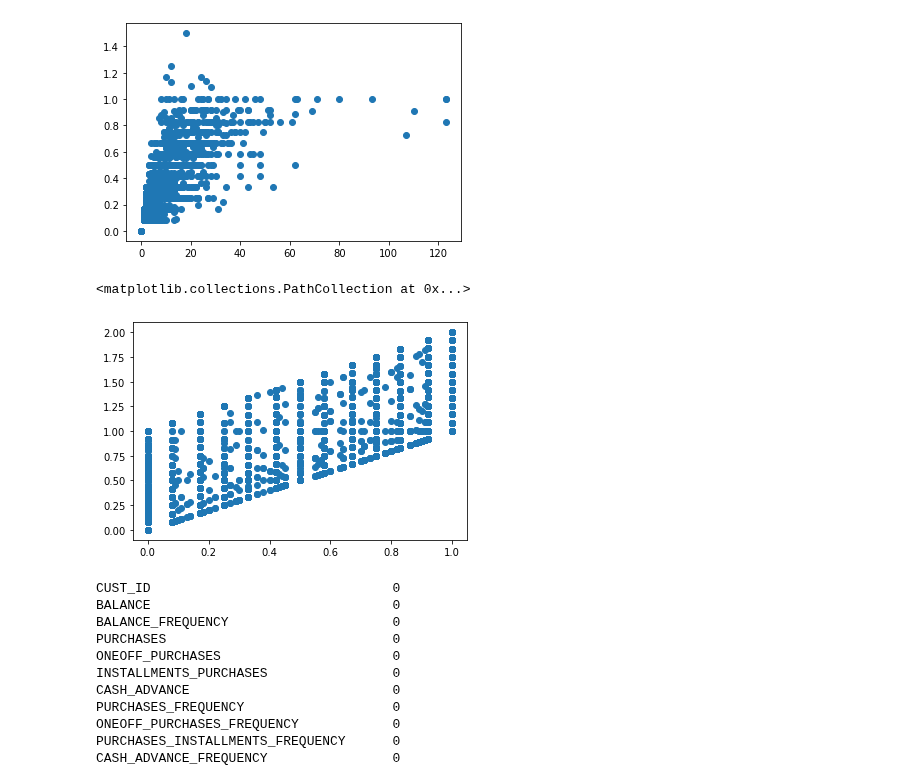
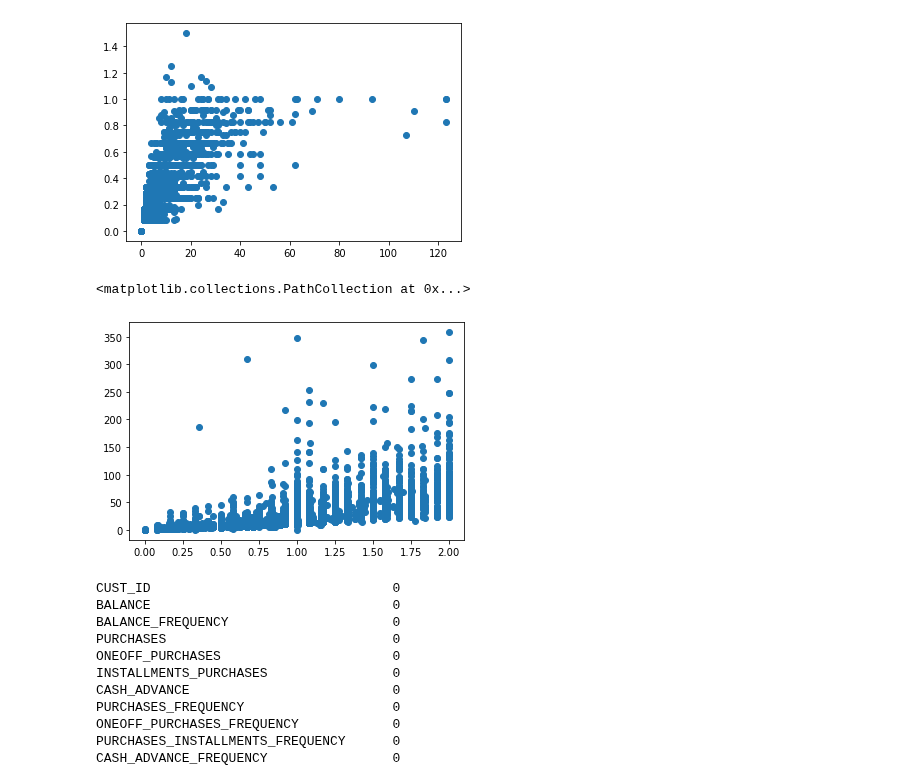
Before and after one commit to xwu0223/MBAN-6400-Project, a Jupyter notebook: cc.ipynb, the cells around one changed output. Saved outputs shown, nothing was run; the diff lists cells and outputs as text; code cells hidden in the pictures.

Commit message:
correlation plot

```diff
--- a/cc.ipynb
+++ b/cc.ipynb
@@ -23,0 +38,3 @@ cc_data.head()
+# %%
+cc_data['purchase_onego'] = cc_data['PURCHASES'] - cc_data['INSTALLMENTS_PURCHASES']
+print(np.sum(cc_data['purchase_onego']-cc_data['ONEOFF_PURCHASES']))
@@ -27,10 +46,10 @@ plt.scatter(cc_data.CASH_ADVANCE_TRX,cc_data.CASH_ADVANCE_FREQUENCY)
 <matplotlib.collections.PathCollection at 0x...>
 [figure]
 # %%
-plt.scatter(cc_data.PURCHASES_INSTALLMENTS_FREQUENCY,cc_data.ONEOFF_PURCHASES_FREQUENCY+cc_data.PURCHASES_INSTALLMENTS_FREQUENCY)
+plt.scatter(cc_data.PURCHASES_INSTALLMENTS_FREQUENCY+cc_data.ONEOFF_PURCHASES_FREQUENCY,cc_data.PURCHASES_TRX)
 # %% [output]
 <matplotlib.collections.PathCollection at 0x...>
-[figure, old version]
+[figure, new version]
 # %%
 # nulll value check
 cc_data.isna().sum()
```
Also changed, not shown: parts of 4 cells of this notebook.
